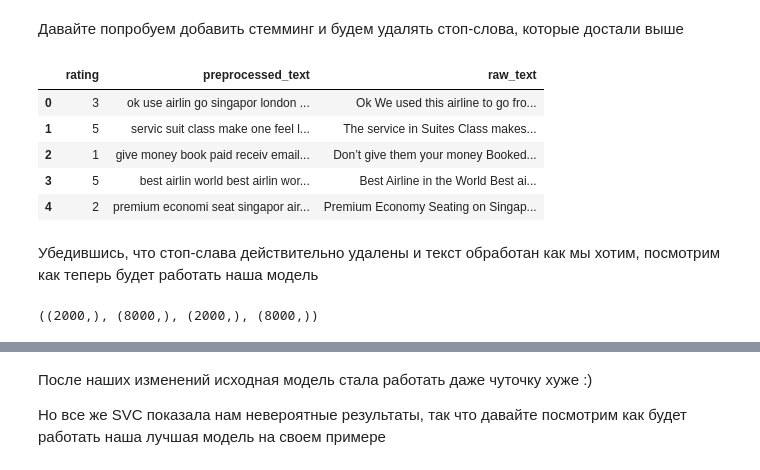
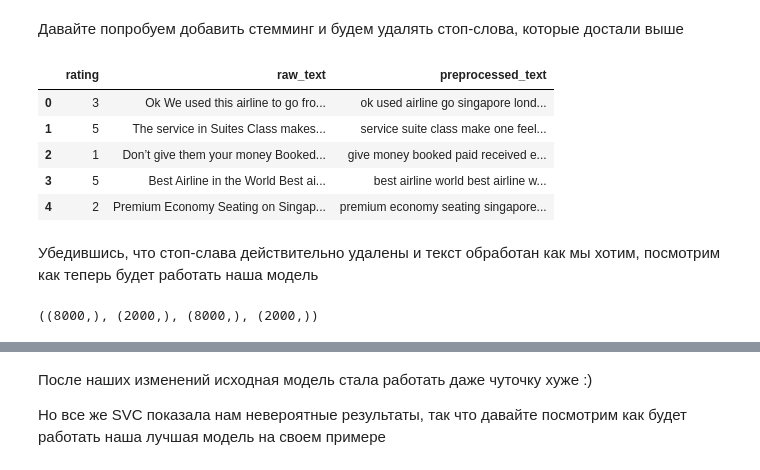
Before and after one commit to gab1k/ml_base, a Jupyter notebook: notebooks/06-homework.ipynb, the cells around one changed output, grey strips where cells are left out. Cells and saved outputs as stored; diff of their text form; code cells hidden in the pictures.

Commit message:
change train/test sizes

```diff
--- a/notebooks/06-homework.ipynb
+++ b/notebooks/06-homework.ipynb
@@ -114,33 +114,34 @@ stop_words = set(stopwords.words('english'))
 # %%
 stemmer = PorterStemmer()
 
 
 def preprocess_text(text):
     text = str(text)
+    lm = WordNetLemmatizer()
     text = re.sub(r"[^\w\s]", " ", text.lower()).split()
-    text = " ".join([stemmer.stem(word) for word in text if word not in stop_words])
+    text = " ".join([lm.lemmatize(word) for word in text if word not in stop_words])
     return text
 
 
 df = df_start[['rating']].copy()
-df['preprocessed_text'] = (df_start[["title"]].squeeze() + " " + df_start[["text"]].squeeze()).apply(preprocess_text)
 df['raw_text'] = (df_start[["title"]].squeeze() + " " + df_start[["text"]].squeeze())
+df['preprocessed_text'] = df['raw_text'].apply(preprocess_text)
 df.head()
 # %% [output]
-|  | rating | preprocessed_text | raw_text |
-| 0 | 3 | ok use airlin go singapor london ... | Ok We used this airline to go fro... |
-| 1 | 5 | servic suit class make one feel l... | The service in Suites Class makes... |
-| 2 | 1 | give money book paid receiv email... | Don’t give them your money Booked... |
-| 3 | 5 | best airlin world best airlin wor... | Best Airline in the World Best ai... |
-| 4 | 2 | premium economi seat singapor air... | Premium Economy Seating on Singap... |
+|  | rating | raw_text | preprocessed_text |
+| 0 | 3 | Ok We used this airline to go fro... | ok used airline go singapore lond... |
+| 1 | 5 | The service in Suites Class makes... | service suite class make one feel... |
+| 2 | 1 | Don’t give them your money Booked... | give money booked paid received e... |
+| 3 | 5 | Best Airline in the World Best ai... | best airline world best airline w... |
+| 4 | 2 | Premium Economy Seating on Singap... | premium economy seating singapore... |
 # %% [markdown]
 Убедившись, что стоп-слава действительно удалены и текст обработан как мы хотим, посмотрим как теперь будет работать наша модель
 # %%
-x_test, x_train, y_test, y_train = train_test_split(df['preprocessed_text'], df['rating'], train_size=0.8)
+x_train, x_test, y_train, y_test = train_test_split(df['preprocessed_text'], df['rating'], train_size=0.8)
 
 x_train.shape, x_test.shape, y_train.shape, y_test.shape
 # %% [output]
-((2000,), (8000,), (2000,), (8000,))
+((8000,), (2000,), (8000,), (2000,))
 # %%
 fit_results = []
 
```
Also changed, not shown: parts of 6 cells of this notebook.
